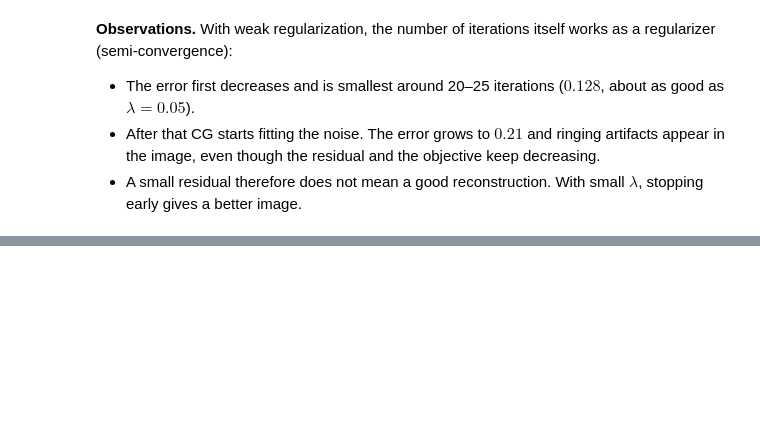
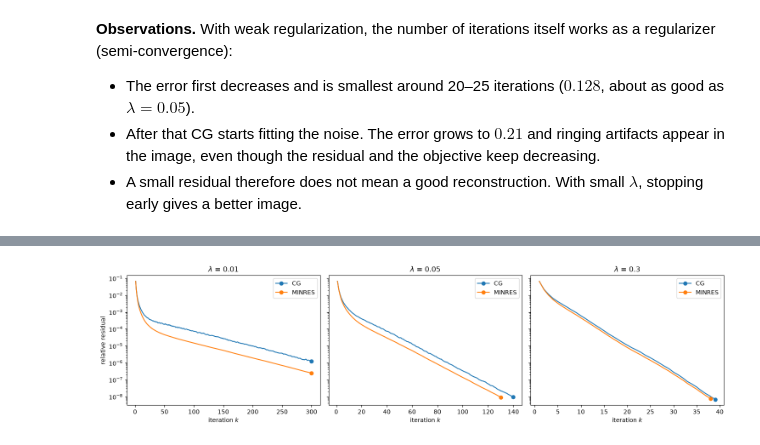
Before and after one commit to todrre/nla, a Jupyter notebook: task6.ipynb, the cells around one changed output, grey strips where cells are left out. Cells and saved outputs as stored; diff of their text form; code cells hidden in the pictures; blank space fills up the shorter version.

```diff
--- a/task6.ipynb
+++ b/task6.ipynb
@@ -418,0 +558,18 @@ plot_experiment(runs, [f"max_iter = {k}" for k in max_iters], "Influence of max_
+# %%
+# Relative residual for the same lambdas as in the table
+lams_9 = [0.01, 0.05, 0.3]
+fig, axes = plt.subplots(1, len(lams_9), figsize=(15, 4), sharey=True)
+for ax, lam in zip(axes, lams_9):
+    for name, run in [("CG", run_cg), ("MINRES", run_minres)]:
+        x, hist = run(lam, tol=1e-8, max_iter=300)
+        it = np.arange(1, len(hist["relres"]) + 1)
+        ax.semilogy(it, hist["relres"], label=name, marker="o", markevery=[-1])
+    ax.set_title(f"$\\lambda$ = {lam:g}")
+    ax.set_xlabel("iteration $k$")
+    ax.legend()
+axes[0].set_ylabel("relative residual")
+fig.tight_layout()
+fig.savefig("assets/task9_2_relres.svg")
+plt.show()
+# %% [output]
+[figure, added]
```
Also changed, not shown: parts of 9 cells of this notebook, 3 other files.
